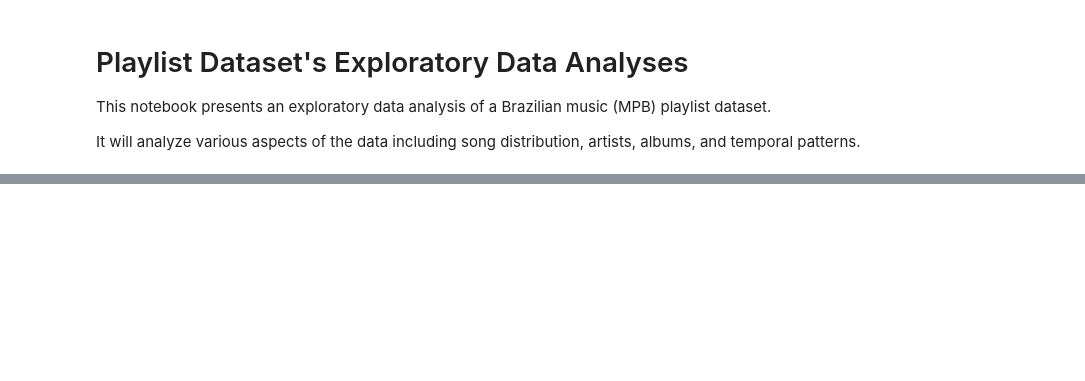
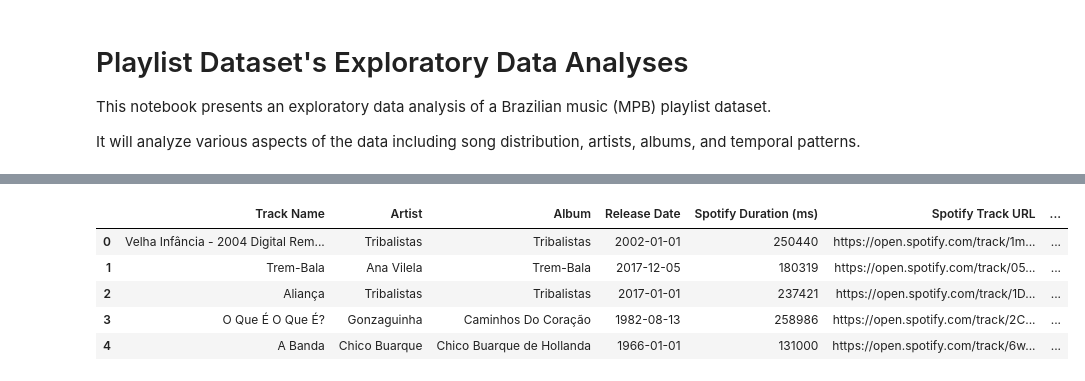
Before and after one commit to LeandroLuna/piano-arrangement-mpb, a Jupyter notebook: EDA.ipynb, the cells around one changed output, grey strips where cells are left out. Saved outputs shown, nothing was run; the diff lists cells and outputs as text; code cells hidden in the pictures; blank space fills up the shorter version.

```diff
--- a/EDA.ipynb
+++ b/EDA.ipynb
@@ -330,0 +334,9 @@ display(df_no_outliers[duration_columns].describe())
+# %%
+df_no_outliers.head()
+# %% [output]
+|  | Track Name | Artist | Album | Release Date | Spotify Duration (ms) | Spotify Track URL | ... |
+| 0 | Velha Infância - 2004 Digital Rem... | Tribalistas | Tribalistas | 2002-01-01 | 250440 | https://open.spotify.com/track/1m... | ... |
+| 1 | Trem-Bala | Ana Vilela | Trem-Bala | 2017-12-05 | 180319 | https://open.spotify.com/track/05... | ... |
+| 2 | Aliança | Tribalistas | Tribalistas | 2017-01-01 | 237421 | https://open.spotify.com/track/1D... | ... |
+| 3 | O Que É O Que É? | Gonzaguinha | Caminhos Do Coração | 1982-08-13 | 258986 | https://open.spotify.com/track/2C... | ... |
+| 4 | A Banda | Chico Buarque | Chico Buarque de Hollanda | 1966-01-01 | 131000 | https://open.spotify.com/track/6w... | ... |
```
Also changed, not shown: parts of 21 cells of this notebook, 5 other files.
